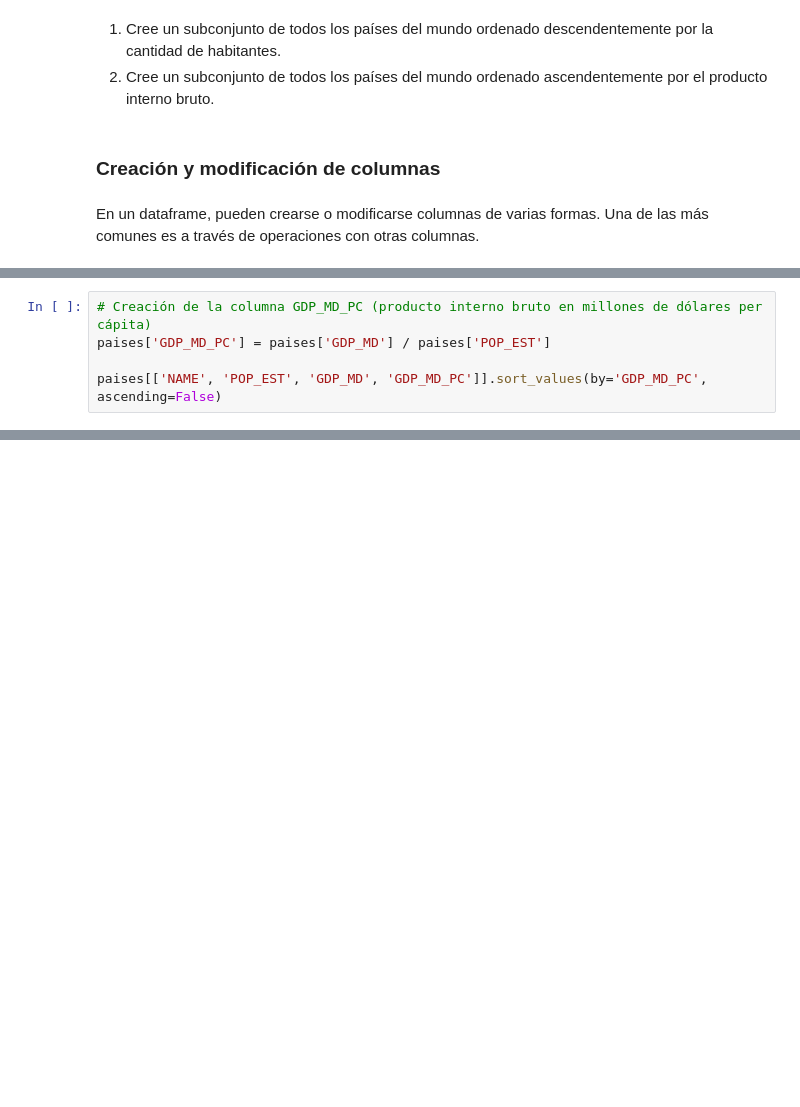
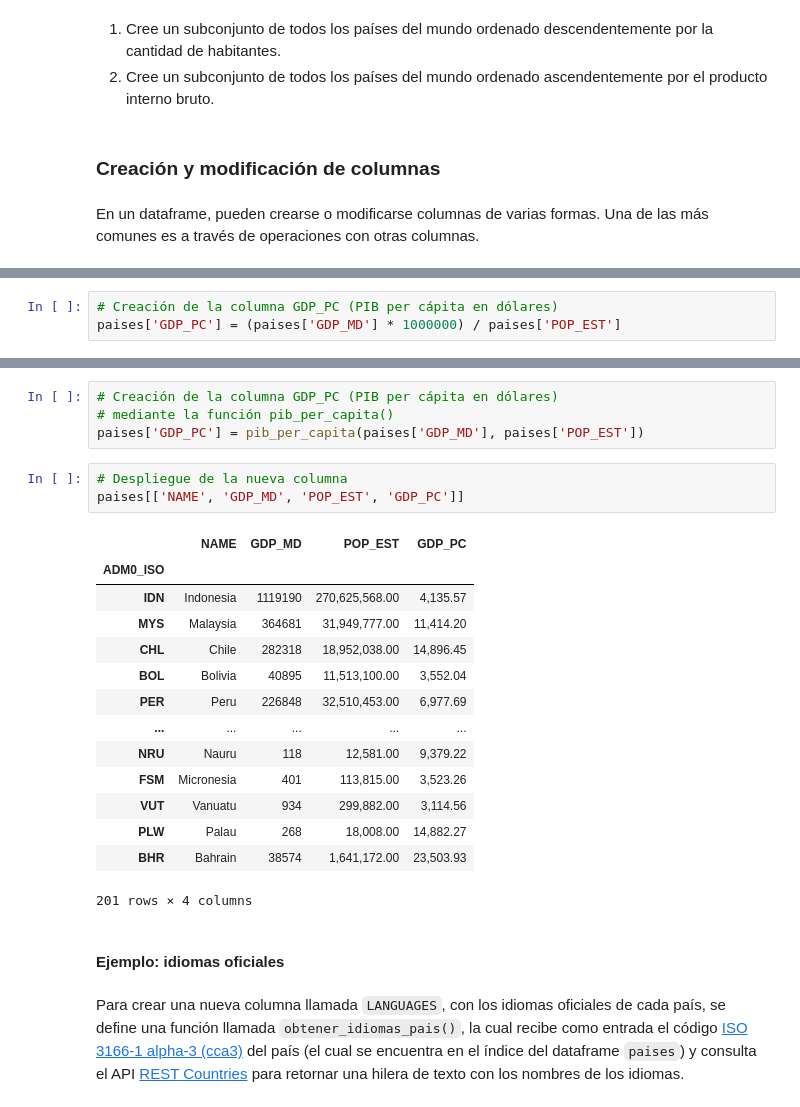
Before and after one commit to gf0657-programacionsig/2024-ii, a Jupyter notebook: _build/jupyter_execute/contenido/3/pandas.ipynb, the cells around one changed output, grey strips where cells are left out. Drawn from its saved outputs; the diff is of its cells as text; blank space fills up the shorter version.

```diff
--- a/_build/jupyter_execute/contenido/3/pandas.ipynb
+++ b/_build/jupyter_execute/contenido/3/pandas.ipynb
@@ -542,5 +546,3 @@ En un dataframe, pueden crearse o modificarse columnas de varias formas. Una de
 # %%
-# Creación de la columna GDP_MD_PC (producto interno bruto en millones de dólares per cápita)
-paises['GDP_MD_PC'] = paises['GDP_MD'] / paises['POP_EST']
-
-paises[['NAME', 'POP_EST', 'GDP_MD', 'GDP_MD_PC']].sort_values(by='GDP_MD_PC', ascending=False)
+# Creación de la columna GDP_PC (PIB per cápita en dólares)
+paises['GDP_PC'] = (paises['GDP_MD'] * 1000000) / paises['POP_EST']
@@ -565,0 +558,26 @@ paises[['NAME', 'POP_EST', 'GDP_MD', 'GDP_MD_PC']].sort_values(by='GDP_MD_PC', a
+# %%
+# Creación de la columna GDP_PC (PIB per cápita en dólares)
+# mediante la función pib_per_capita()
+paises['GDP_PC'] = pib_per_capita(paises['GDP_MD'], paises['POP_EST'])
+# %%
+# Despliegue de la nueva columna
+paises[['NAME', 'GDP_MD', 'POP_EST', 'GDP_PC']]
+# %% [output]
+|  | NAME | GDP_MD | POP_EST | GDP_PC |
+| ADM0_ISO |  |  |  |  |
+| IDN | Indonesia | 1119190 | 270,625,568.00 | 4,135.57 |
+| MYS | Malaysia | 364681 | 31,949,777.00 | 11,414.20 |
+| CHL | Chile | 282318 | 18,952,038.00 | 14,896.45 |
+| BOL | Bolivia | 40895 | 11,513,100.00 | 3,552.04 |
+| PER | Peru | 226848 | 32,510,453.00 | 6,977.69 |
+| ... | ... | ... | ... | ... |
+| NRU | Nauru | 118 | 12,581.00 | 9,379.22 |
+| FSM | Micronesia | 401 | 113,815.00 | 3,523.26 |
+| VUT | Vanuatu | 934 | 299,882.00 | 3,114.56 |
+| PLW | Palau | 268 | 18,008.00 | 14,882.27 |
+| BHR | Bahrain | 38574 | 1,641,172.00 | 23,503.93 |
+201 rows × 4 columns
+# %% [markdown]
+#### Ejemplo: idiomas oficiales
+# %% [markdown]
+Para crear una nueva columna llamada `LANGUAGES`, con los idiomas oficiales de cada país, se define una función llamada `obtener_idiomas_pais()`, la cual recibe como entrada el código [ISO 3166-1 alpha-3 (cca3)](https://es.wikipedia.org/wiki/ISO_3166-1_alfa-3) del país (el cual se encuentra en el índice del dataframe `paises`) y consulta el API [REST Countries](https://restcountries.com/) para retornar una hilera de texto con los nombres de los idiomas.
```
Also changed, not shown: parts of 26 cells of this notebook, 5 other files.
